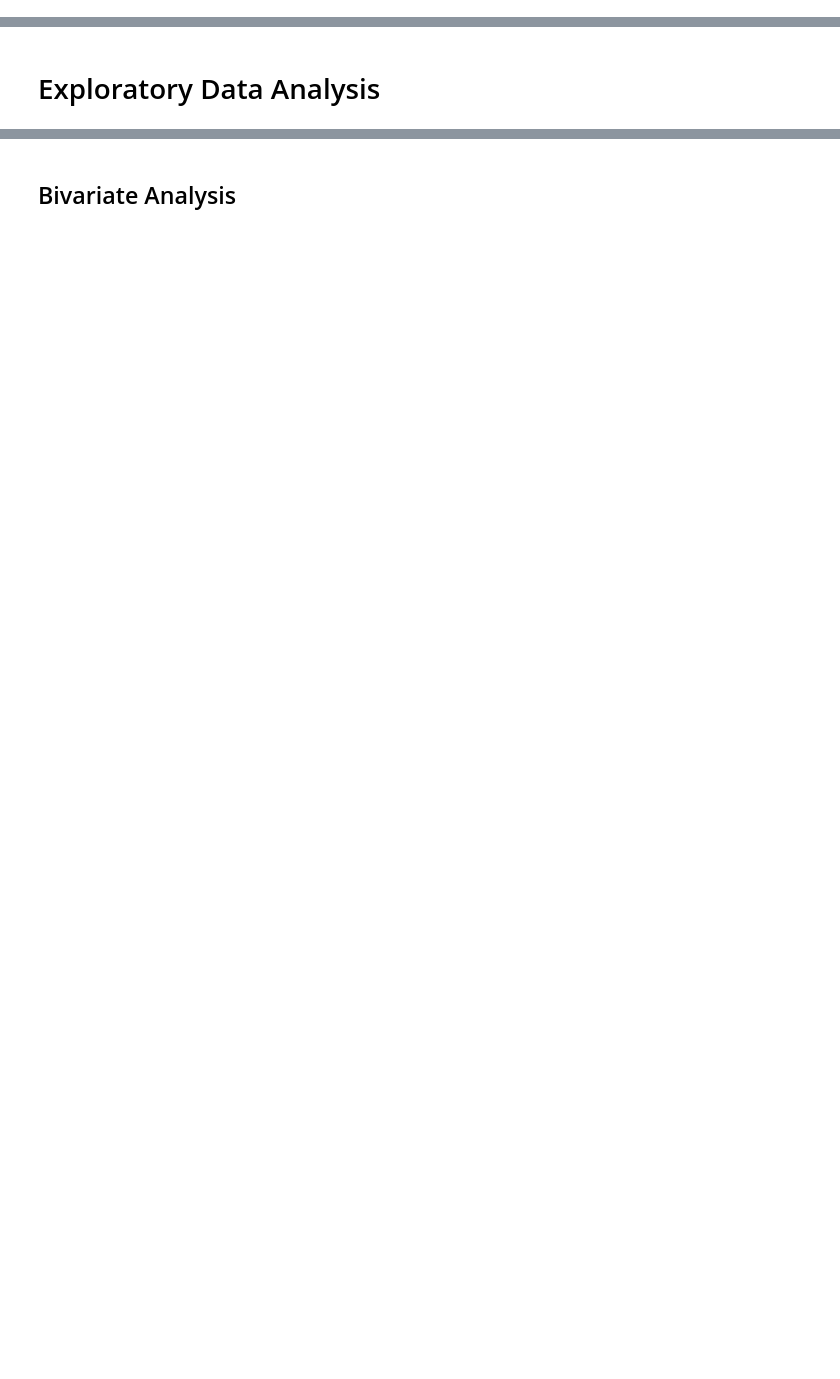
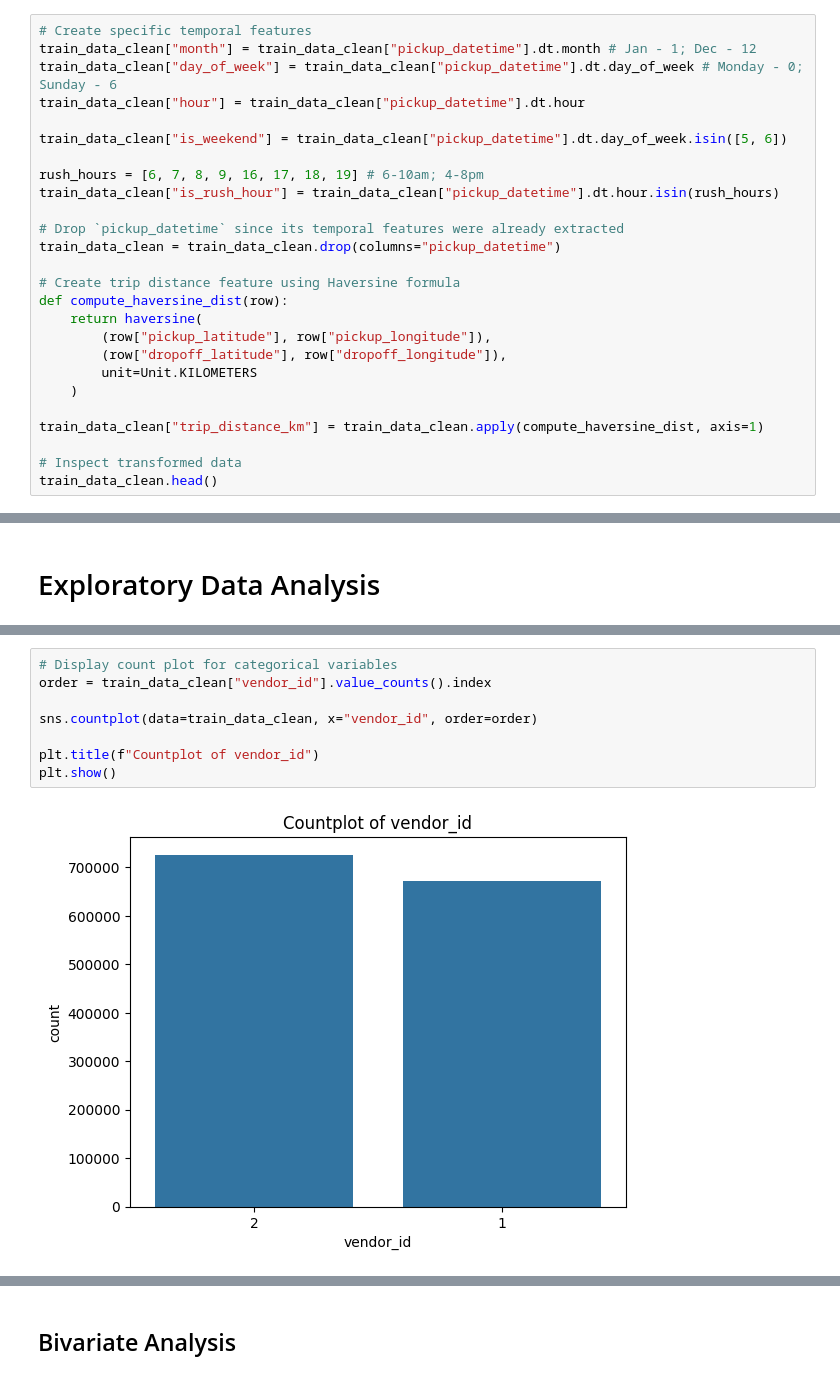
Before and after one commit to rimvelvet31/nyc-taxi-trip-duration-prediction, a Jupyter notebook: notebook.ipynb, the cells around one changed output, grey strips where cells are left out. Saved outputs shown, nothing was run; the diff lists cells and outputs as text; blank space fills up the shorter version.

```diff
--- a/notebook.ipynb
+++ b/notebook.ipynb
@@ -298,0 +384,26 @@ train_data_clean.head()
+# %%
+# Create specific temporal features
+train_data_clean["month"] = train_data_clean["pickup_datetime"].dt.month # Jan - 1; Dec - 12
+train_data_clean["day_of_week"] = train_data_clean["pickup_datetime"].dt.day_of_week # Monday - 0; Sunday - 6
+train_data_clean["hour"] = train_data_clean["pickup_datetime"].dt.hour
+
+train_data_clean["is_weekend"] = train_data_clean["pickup_datetime"].dt.day_of_week.isin([5, 6])
+
+rush_hours = [6, 7, 8, 9, 16, 17, 18, 19] # 6-10am; 4-8pm
+train_data_clean["is_rush_hour"] = train_data_clean["pickup_datetime"].dt.hour.isin(rush_hours)
+
+# Drop `pickup_datetime` since its temporal features were already extracted
+train_data_clean = train_data_clean.drop(columns="pickup_datetime")
+
+# Create trip distance feature using Haversine formula
+def compute_haversine_dist(row):
+    return haversine(
+        (row["pickup_latitude"], row["pickup_longitude"]),
+        (row["dropoff_latitude"], row["dropoff_longitude"]),
+        unit=Unit.KILOMETERS
+    )
+
+train_data_clean["trip_distance_km"] = train_data_clean.apply(compute_haversine_dist, axis=1)
+
+# Inspect transformed data
+train_data_clean.head()
@@ -304,0 +494,10 @@ train_data_clean.head()
+# %%
+# Display count plot for categorical variables
+order = train_data_clean["vendor_id"].value_counts().index
+
+sns.countplot(data=train_data_clean, x="vendor_id", order=order)
+
+plt.title(f"Countplot of vendor_id")
+plt.show()
+# %% [output]
+[figure, added]
```
Also changed, not shown: parts of 65 cells of this notebook, 1 other file.
